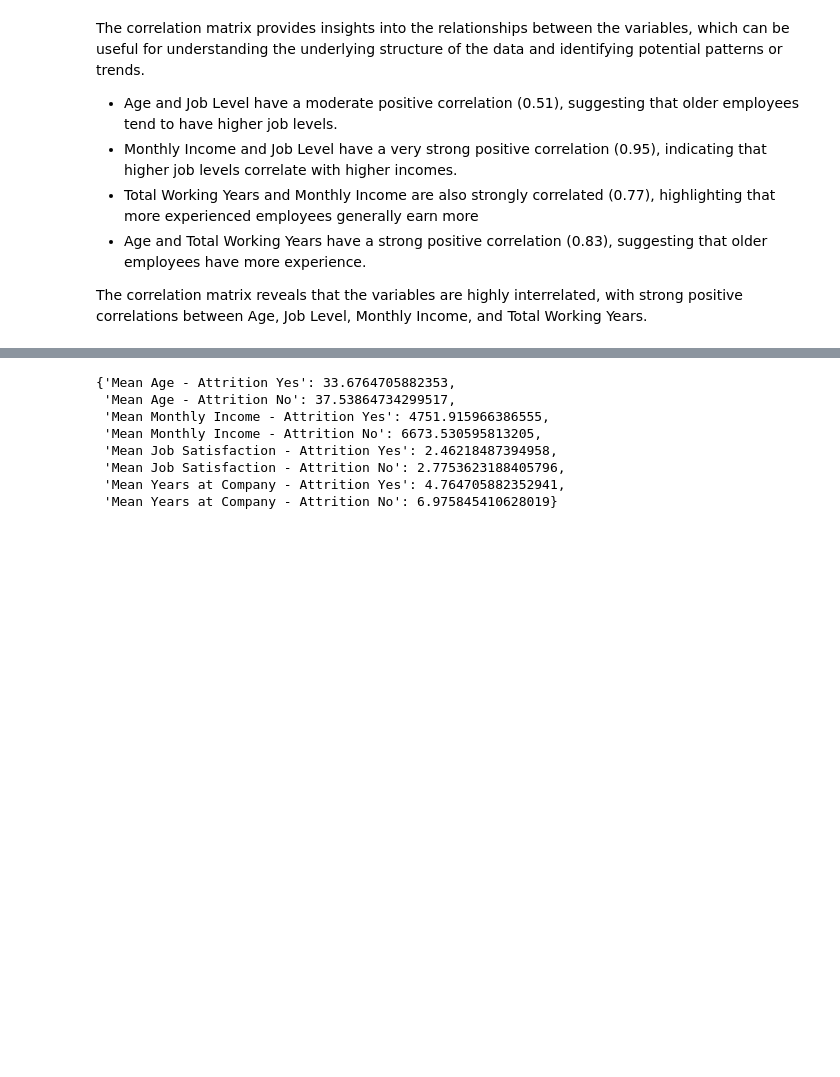
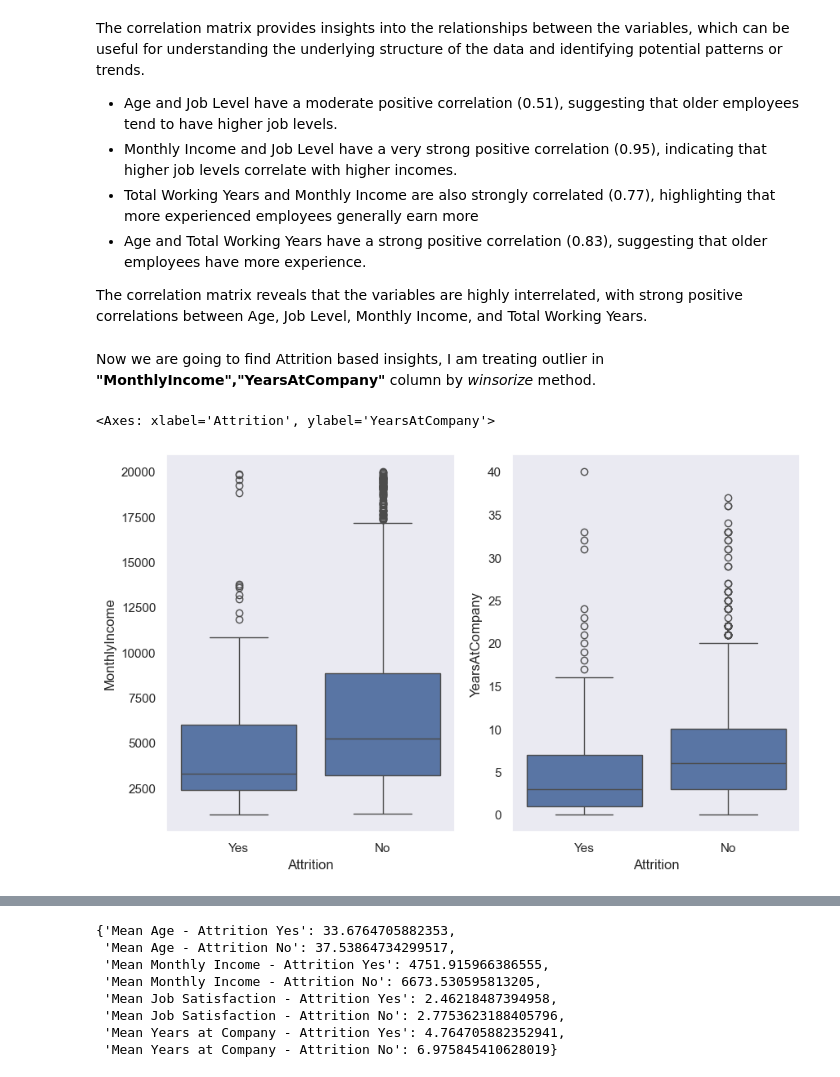
Before and after one commit to Aditya2413/hr_analysis, a Jupyter notebook: HR.ipynb, the cells around one changed output, grey strips where cells are left out. Saved outputs shown, nothing was run; the diff lists cells and outputs as text; code cells hidden in the pictures; blank space fills up the shorter version.

```diff
--- a/HR.ipynb
+++ b/HR.ipynb
@@ -381,3 +431,12 @@ structure of the data and identifying potential patterns or trends.
 
 The correlation matrix reveals that the variables are highly interrelated, with strong positive correlations between Age, Job
 Level, Monthly Income, and Total Working Years.
+# %% [markdown]
+Now we are going to find Attrition based insights, I am treating outlier in **"MonthlyIncome","YearsAtCompany"** column by *winsorize* method.
+# %%
+fig,axs = plt.subplots(1,2,figsize=(10,6))
+sns.boxplot(x='Attrition',y='MonthlyIncome',data=df,ax=axs[0])
+sns.boxplot(x='Attrition',y='YearsAtCompany',data=df,ax=axs[1])
+# %% [output]
+<Axes: xlabel='Attrition', ylabel='YearsAtCompany'>
+[figure, added]
```
Also changed, not shown: parts of 22 cells of this notebook.
